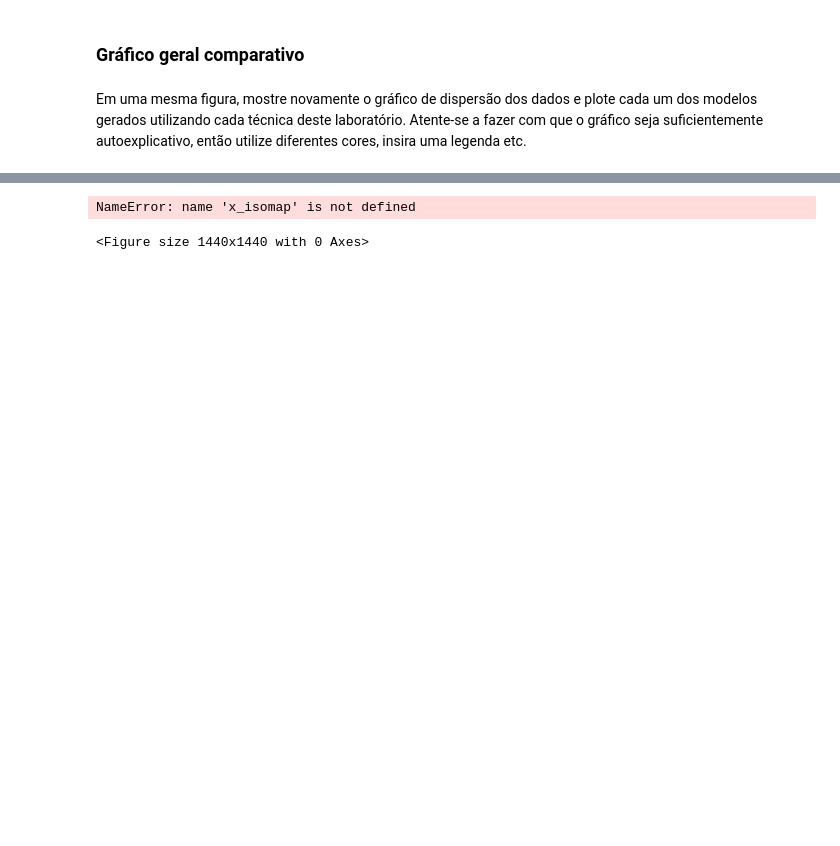
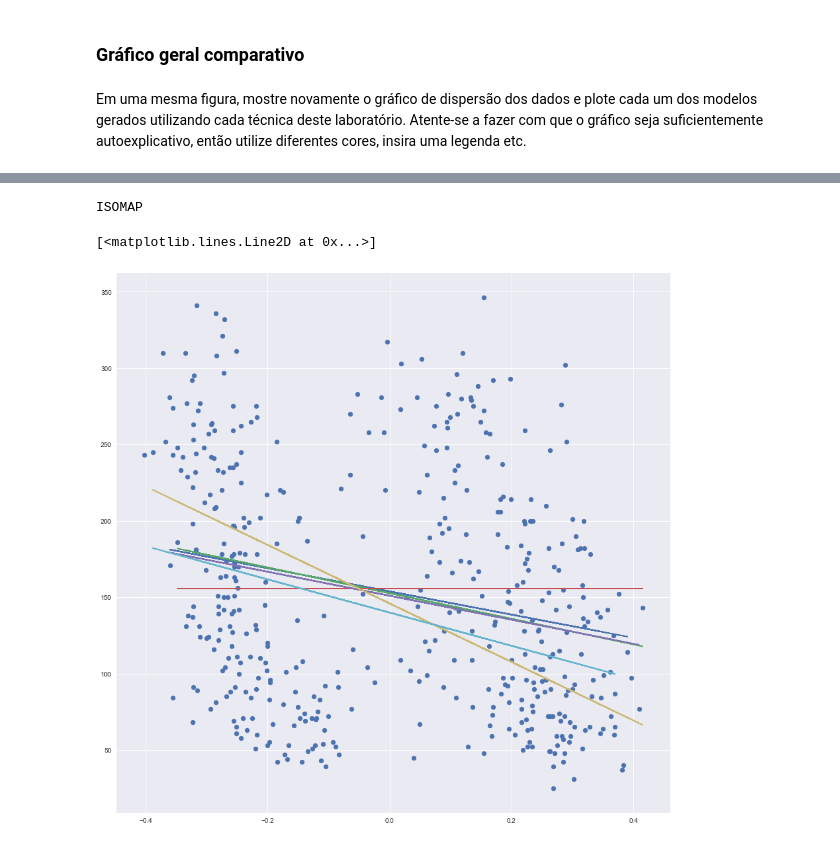
Before and after one commit to jeffersonpdp/ProgramacaoEstruturada, a Jupyter notebook: Lab_3/Jefferson_Paiva_Lab_3.ipynb, the cells around one changed output, grey strips where cells are left out. Saved outputs shown, nothing was run; the diff lists cells and outputs as text; code cells hidden in the pictures; blank space fills up the shorter version.

```diff
--- a/Lab_3/Jefferson_Paiva_Lab_3.ipynb
+++ b/Lab_3/Jefferson_Paiva_Lab_3.ipynb
@@ -562,9 +558,9 @@ NameError: name 'x_FastICA' is not defined
 # %%
-x_train, x_test, y_train, y_test = train_test_split(x_isomap, y, test_size=0.20)
+X_train, X_test, y_train, y_test = train_test_split(X_Isomap, y, test_size=0.20)
 reg = BayesianRidge()
-reg.fit(x_train, y_train)
-y_pred = reg.predict(x_test)
-reg_test_iso = x_test
+reg.fit(X_train, y_train)
+y_pred = reg.predict(X_test)
+reg_test_iso = X_test
 reg_pred_iso = y_pred
-bay_test_iso = x_test
+bay_test_iso = X_test
 bay_pred_iso = y_pred
@@ -641,9 +629,9 @@ NameError: name 'x_FastICA' is not defined
 # %%
-x_train, x_test, y_train, y_test = train_test_split(x_isomap, y, test_size=0.20)
+X_train, X_test, y_train, y_test = train_test_split(X_Isomap, y, test_size=0.20)
 reg = RANSACRegressor()
-reg.fit(x_train, y_train)
-y_pred = reg.predict(x_test)
-reg_test_iso = x_test
+reg.fit(X_train, y_train)
+y_pred = reg.predict(X_test)
+reg_test_iso = X_test
 reg_pred_iso = y_pred
-Ransac_test_iso = x_test
+Ransac_test_iso = X_test
 Ransac_pred_iso = y_pred
@@ -715,11 +699,11 @@ TS_test_ica = x_test
 TS_pred_ica = y_pred
 # %%
-x_train, x_test, y_train, y_test = train_test_split(x_isomap, y, test_size=0.20)
+X_train, X_test, y_train, y_test = train_test_split(X_Isomap, y, test_size=0.20)
 reg = TheilSenRegressor()
-reg.fit(x_train, y_train)
-y_pred = reg.predict(x_test)
-reg_test_iso = x_test
+reg.fit(X_train, y_train)
+y_pred = reg.predict(X_test)
+reg_test_iso = X_test
 reg_pred_iso = y_pred
-TS_test_iso = x_test
+TS_test_iso = X_test
 TS_pred_iso = y_pred
 # %%
@@ -785,15 +786,16 @@ NameError: name 'x_FastICA' is not defined
 # %%
-plt.figure(figsize=(20,20))
-plt.scatter(x_isomap, y)
-print("isomap")
-plt.plot(LS_test_iso, LS_pred_iso, label="Least Squares")
-plt.plot(Ridge_test_iso, Ridge_pred_iso, label="Ridge")
+plt.figure(figsize=(15,15))
+plt.scatter(X_Isomap, y)
+print("ISOMAP")
+plt.plot(LS_test_Isomap, LS_pred_Isomap, label="Least Squares")
+plt.plot(Ridge_test_Isomap, Ridge_pred_Isomap, label="Ridge")
 plt.plot(LassoLars_test_iso, LassoLars_pred_iso, label="Lasso LARS")
 #plt.plot(Lasso_test_iso, Lasso_pred_iso, label="Lasso")
 plt.plot(bay_test_iso, bay_pred_iso, label="Bayesian Ridge")
 plt.plot(Ransac_test_iso, Ransac_pred_iso, label="RANSAC")
 plt.plot(TS_test_iso, TS_pred_iso, label="Theil-Sen")
 # %% [output]
-NameError: name 'x_isomap' is not defined
+ISOMAP
-<Figure size 1440x1440 with 0 Axes>
+[<matplotlib.lines.Line2D at 0x...>]
+[figure, added]
 # %%
```
Also changed, not shown: parts of 60 cells of this notebook, 1 other file.
